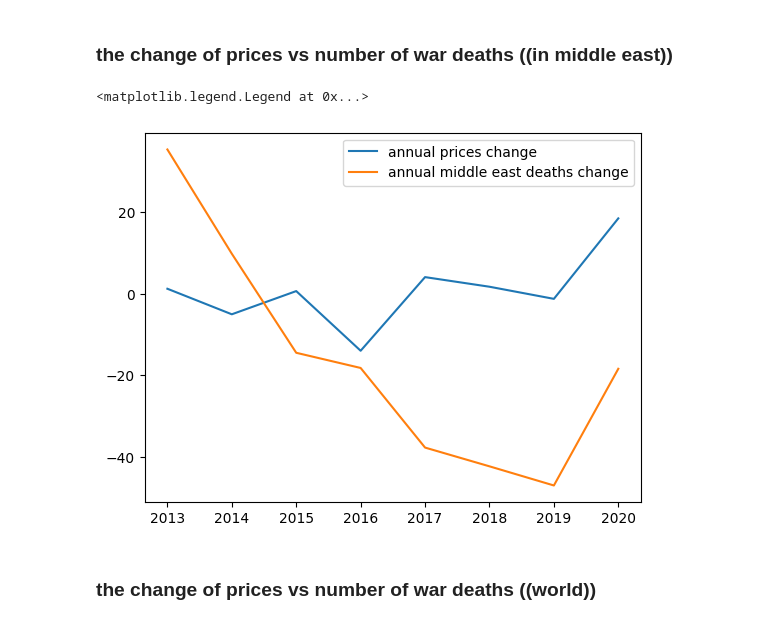
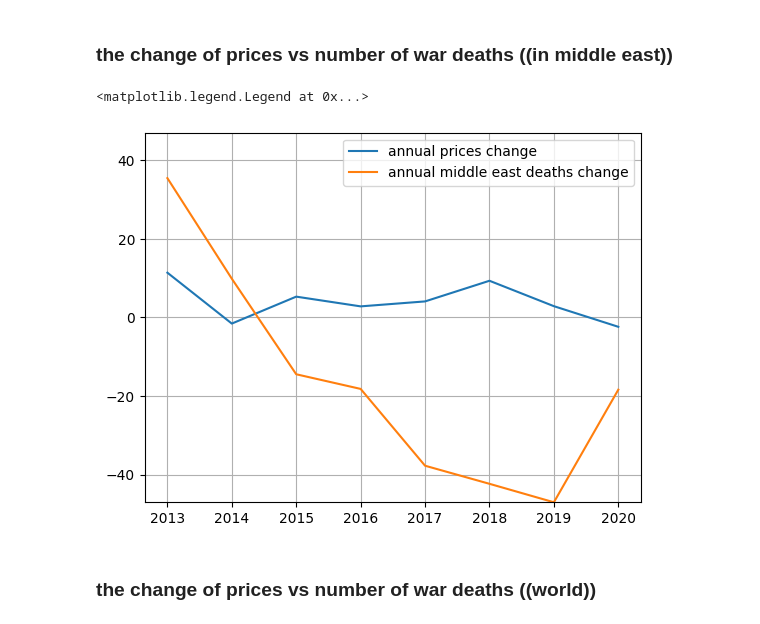
Before and after one commit to shaker113/group5_Price_Forecast, a Jupyter notebook: group_5_project.ipynb, the cells around one changed output. Cells and saved outputs as stored; diff of their text form; code cells hidden in the pictures.

```diff
--- a/group_5_project.ipynb
+++ b/group_5_project.ipynb
@@ -81,7 +85,7 @@ population_df['annual_change_avg_prices']=population_df['avg_prices'].pct_change
 # %% [markdown]
 ## deaths_df prep
 # %%
-deaths_df=df[(df['category']=='vegetables and fruits')].groupby('year')['price'].mean().reset_index(name='avg_prices').join(deaths_df).drop('Year',axis=1)
+deaths_df=df[(df['category']=='oil and fats')].groupby('year')['price'].mean().reset_index(name='avg_prices').join(deaths_df).drop('Year',axis=1)
 deaths_df['annual_change_avg_prices']=deaths_df['avg_prices'].pct_change(periods=1)*100
 deaths_df['annual_change_middle_east']=deaths_df['middle_east'].pct_change(periods=1)*100
 deaths_df['annual_change_world']=deaths_df['world'].pct_change(periods=1)*100
@@ -126,13 +130,15 @@ deaths_df
 # %%
 x=deaths_df['year']
 y=deaths_df['annual_change_avg_prices']
 y2=deaths_df['annual_change_middle_east']
 plt.plot(x,y,label="annual prices change")
 plt.plot(x,y2,label="annual middle east deaths change")
+plt.grid()
+plt.ylim([min(y2),-min(y2)])
 plt.legend()
 # %% [output]
 <matplotlib.legend.Legend at 0x...>
-[figure, old version]
+[figure, new version]
 # %% [markdown]
 ### the change of prices vs number of war deaths ((world))
 # %%
```
Also changed, not shown: parts of 8 cells of this notebook.
